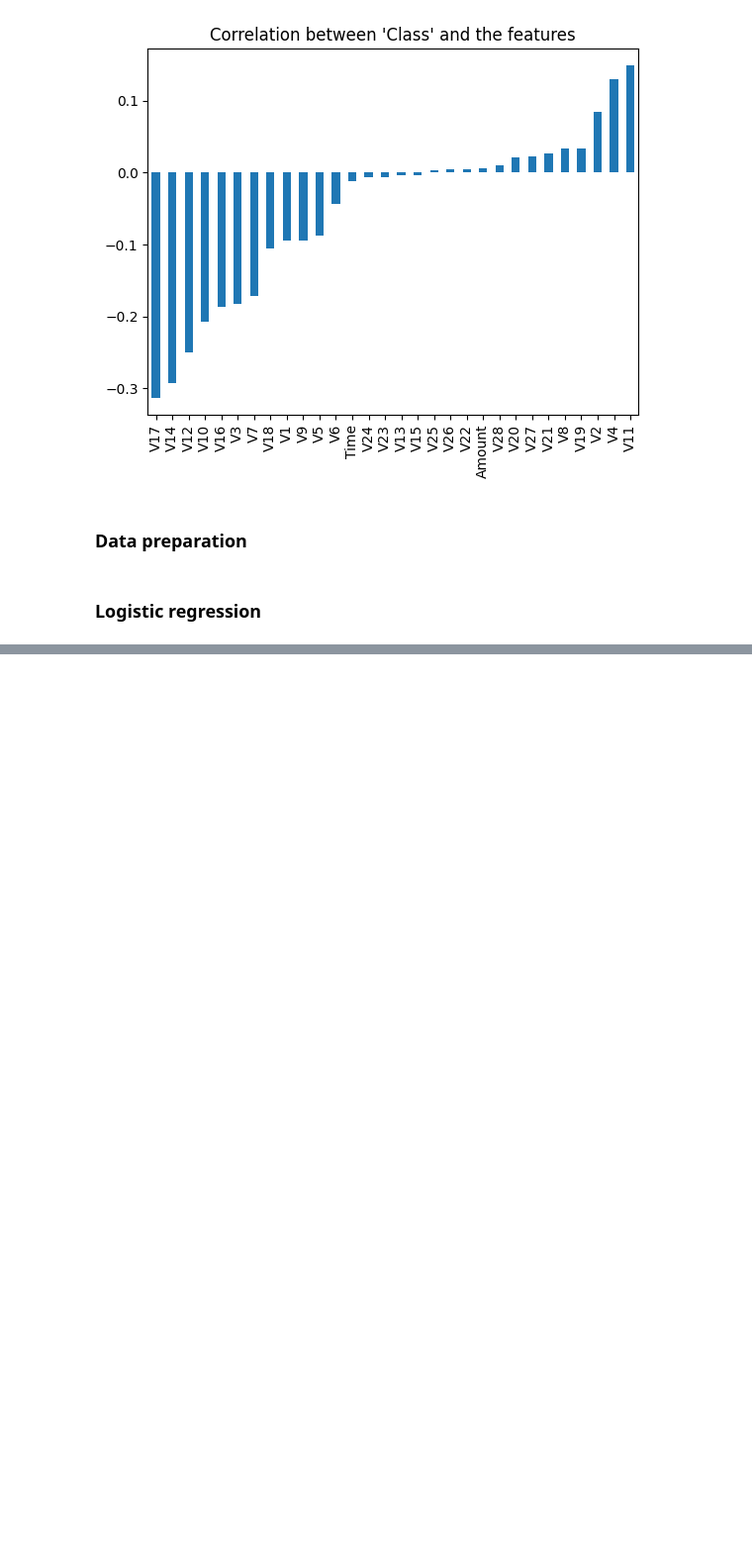
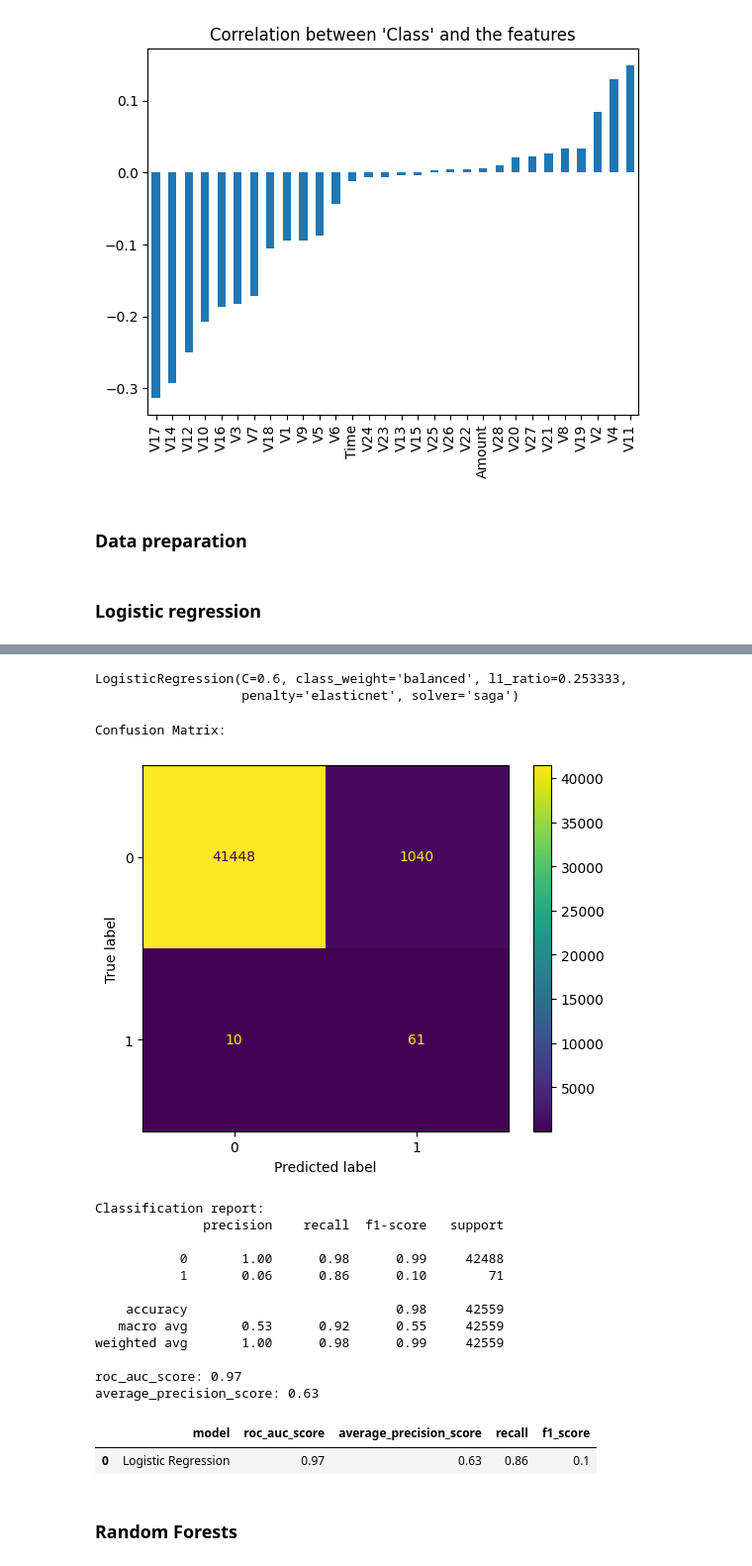
Before and after one commit to u3854/credit-card-fraud, a Jupyter notebook: fraud.ipynb, the cells around one changed output, grey strips where cells are left out. Shown: that part at 99% size. Saved outputs shown, nothing was run; the diff lists cells and outputs as text; code cells hidden in the pictures; blank space fills up the shorter version.

```diff
--- a/fraud.ipynb
+++ b/fraud.ipynb
@@ -188,0 +185,67 @@ array([0.        , 0.11111111, 0.22222222, 0.33333333, 0.44444444,
+# %%
+log_model = LogisticRegression(penalty='elasticnet',
+                               class_weight='balanced',
+                               C=0.6,
+                               l1_ratio=0.253333,
+                               solver='saga')
+# %%
+log_model.fit(scaled_X_train, y_train)
+# %% [output]
+LogisticRegression(C=0.6, class_weight='balanced', l1_ratio=0.253333,
+                   penalty='elasticnet', solver='saga')
+# %%
+# function to display all evaluation metrics
+# it also returns certain metric scores to compare with other models
+
+def metrics(model):
+
+    y_pred = model.predict(scaled_X_test)
+    y_proba = model.predict_proba(scaled_X_test)[:, 1]
+
+    print('Confusion Matrix:')
+    ConfusionMatrixDisplay.from_predictions(y_test, y_pred)
+    plt.show();
+
+    print('Classification report:')
+    print(classification_report(y_test, y_pred))
+
+    roc_auc = roc_auc_score(y_test, y_proba, average='weighted')
+    avg_precision =average_precision_score(y_test, y_proba, average='weighted')
+
+    class_report = classification_report(y_test, y_pred, output_dict=True)
+    recall = class_report['1']['recall']
+    f1_score = class_report['1']['f1-score']
+
+    print(f'roc_auc_score: {roc_auc.round(2)}')
+    print(f'average_precision_score: {avg_precision.round(2)}')
+
+    return roc_auc.round(2), avg_precision.round(2), round(recall,2), round(f1_score,2)
+# %%
+roc_auc, avg_precision, recall, f1_score = metrics(log_model)
+eval_df = pd.DataFrame({'model': 'Logistic Regression',
+                        'roc_auc_score': roc_auc,
+                        'average_precision_score' :avg_precision,
+                        'recall': recall,
+                        'f1_score': f1_score}, index= [0])
+# %% [output]
+Confusion Matrix:
+[figure, added]
+Classification report:
+              precision    recall  f1-score   support
+
+           0       1.00      0.98      0.99     42488
+           1       0.06      0.86      0.10        71
+
+    accuracy                           0.98     42559
+   macro avg       0.53      0.92      0.55     42559
+weighted avg       1.00      0.98      0.99     42559
+
+roc_auc_score: 0.97
+average_precision_score: 0.63
+# %%
+eval_df
+# %% [output]
+|  | model | roc_auc_score | average_precision_score | recall | f1_score |
+| 0 | Logistic Regression | 0.97 | 0.63 | 0.86 | 0.1 |
+# %% [markdown]
+### Random Forests
```
Also changed, not shown: parts of 8 cells of this notebook.
